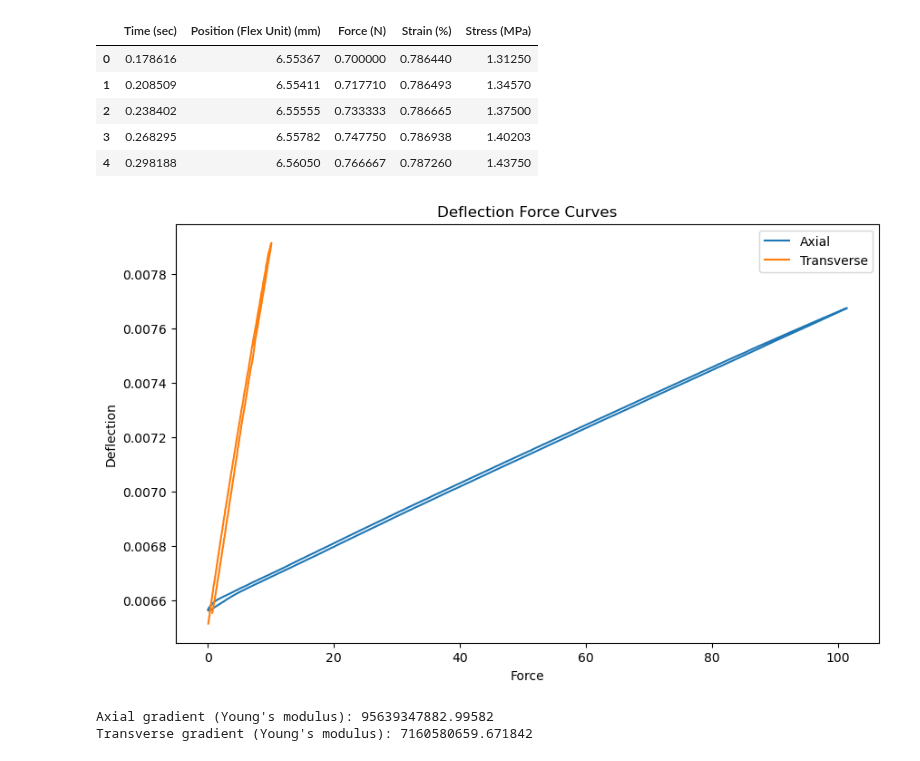
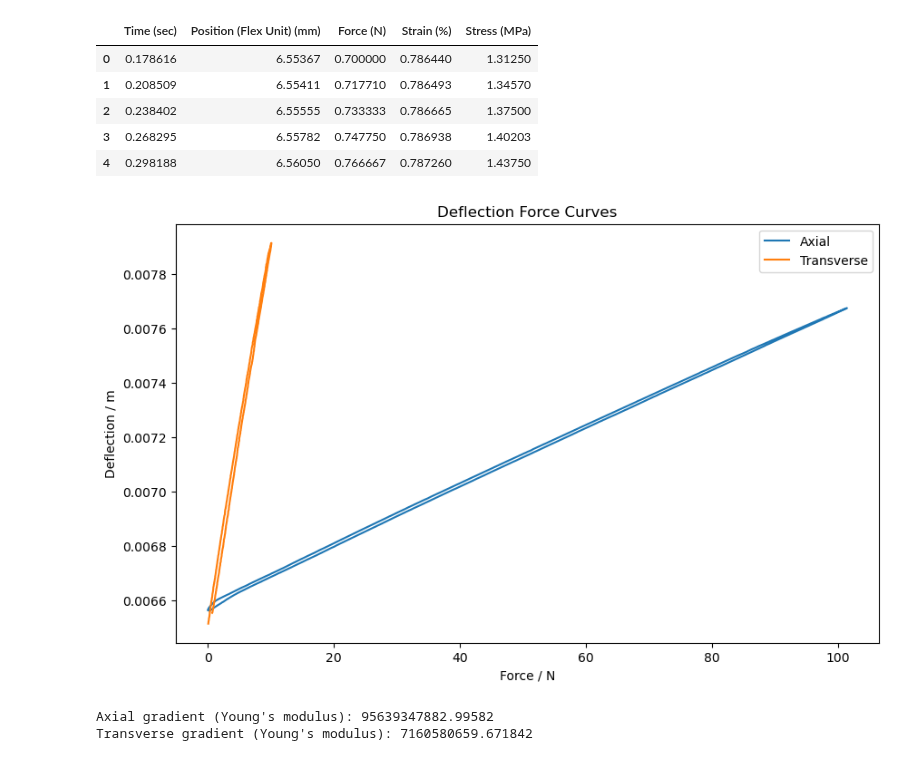
Before and after one commit to Thomas-J-Fish/II_Materials, a Jupyter notebook: P1_Composites/E1E2_Analysis.ipynb, the cells around one changed output. Cells and saved outputs as stored; diff of their text form; code cells hidden in the pictures.

```diff
--- a/P1_Composites/E1E2_Analysis.ipynb
+++ b/P1_Composites/E1E2_Analysis.ipynb
@@ -50,15 +50,15 @@ df_Tr['Position (Flex Unit) (m)'] = df_Tr['Position (Flex Unit) (mm)'] / 1000
 # %%
 plt.figure(figsize=(10,6))
 plt.plot(df_Ax['Force (N)'], df_Ax['Position (Flex Unit) (m)'], label='Axial')
 plt.plot(df_Tr['Force (N)'], df_Tr['Position (Flex Unit) (m)'], label='Transverse')
-plt.xlabel('Force')
-plt.ylabel('Deflection')
+plt.xlabel('Force / N')
+plt.ylabel('Deflection / m')
 plt.title('Deflection Force Curves')
 plt.legend()
 plt.savefig('Deflection_Force_Curves.png', dpi=1000)
 plt.show()
 # %% [output]
-[figure, old version]
+[figure, new version]
 # %%
 Ax_grad, Ax_intercept = np.polyfit(df_Ax['Force (N)'], df_Ax['Position (Flex Unit) (m)'], 1)
 Tr_grad, Tr_intercept = np.polyfit(df_Tr['Force (N)'], df_Tr['Position (Flex Unit) (m)'], 1)
```
Also changed, not shown: 1 other file.
